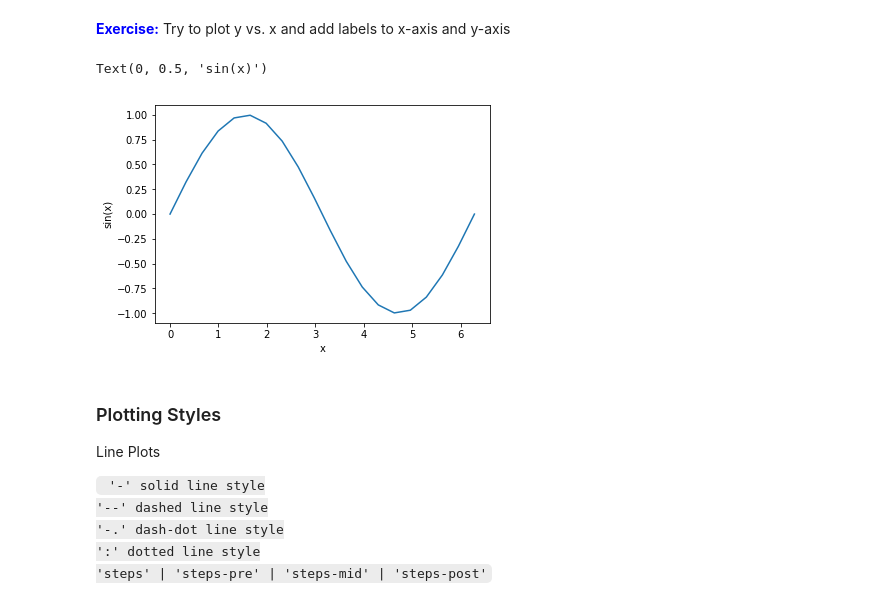
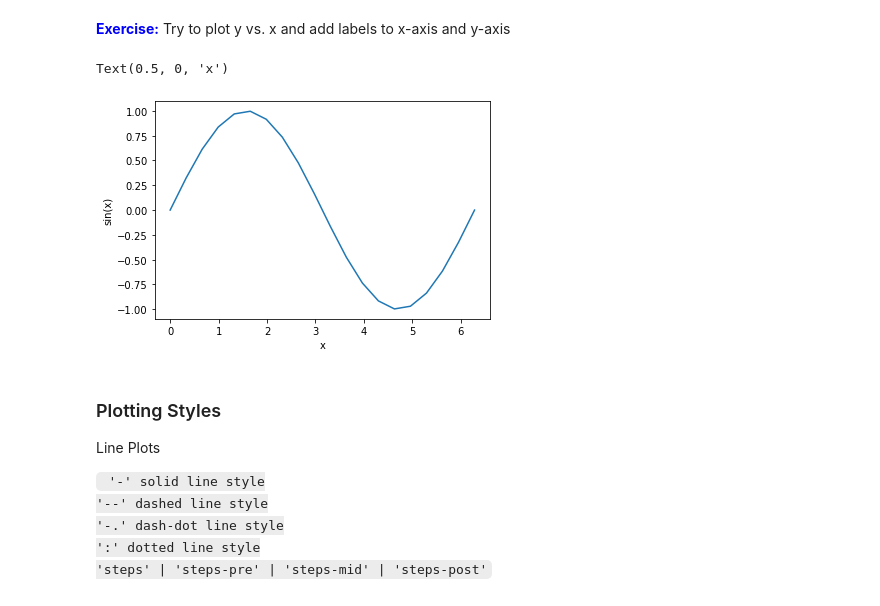
Before and after one commit to svalenti/DLT40PimaSchool.github.io, a Jupyter notebook: notebook/lecture4/lecture4_PIMA_Yize_solution.ipynb, the cells around one changed output. Saved outputs shown, nothing was run; the diff lists cells and outputs as text; code cells hidden in the pictures.

```diff
--- a/notebook/lecture4/lecture4_PIMA_Yize_solution.ipynb
+++ b/notebook/lecture4/lecture4_PIMA_Yize_solution.ipynb
@@ -19,10 +34,11 @@ y = np.sin(x)
 # %%
 plt.plot(x, y)
 plt.xlabel('x')
 plt.ylabel('sin(x)')
+plt.xlabel('x')
 # %% [output]
-Text(0, 0.5, 'sin(x)')
+Text(0.5, 0, 'x')
-[figure, old version]
+[figure, new version]
 # %% [markdown]
 ### Plotting Styles
 
```
Also changed, not shown: parts of 11 cells of this notebook, 2 other files.
